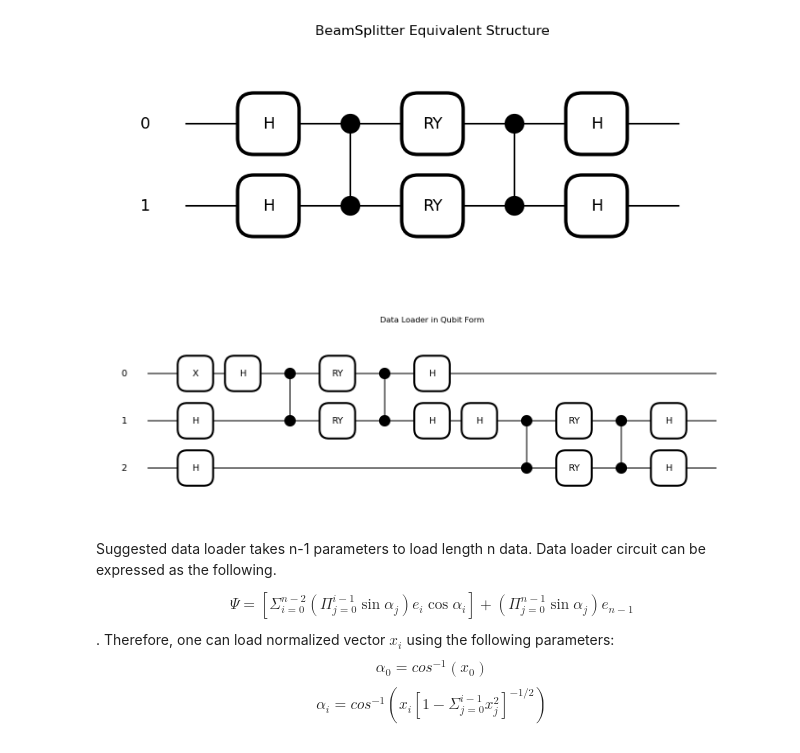
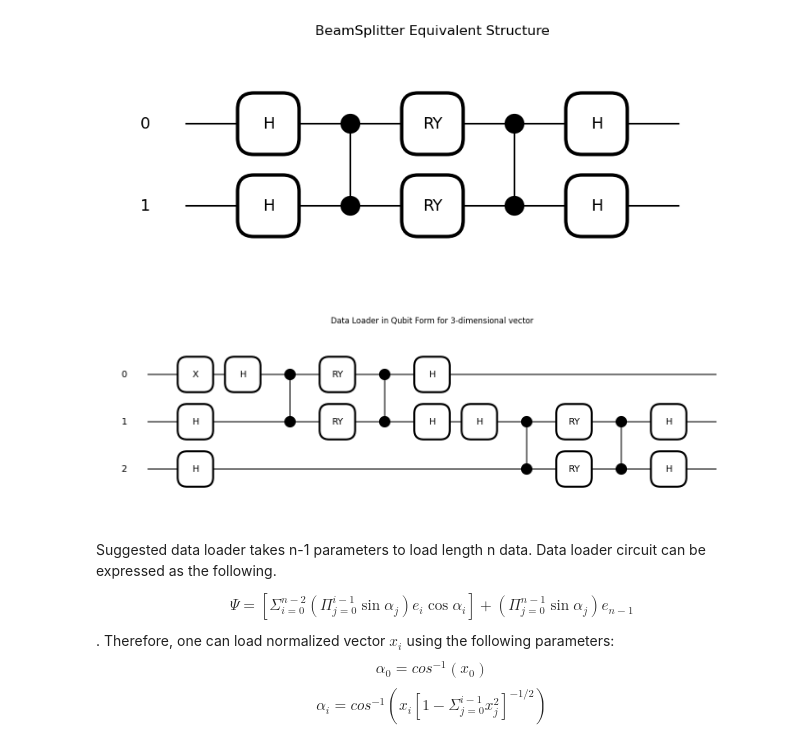
Before and after one commit to EyupBunlu/QViT_HEP_ML4Sci, a Jupyter notebook: Introduction.ipynb, the cells around one changed output. Cells and saved outputs as stored; diff of their text form; code cells hidden in the pictures.

```diff
--- a/Introduction.ipynb
+++ b/Introduction.ipynb
@@ -63,9 +67,10 @@ Text(0.5, 1.0, 'BeamSplitter Equivalent Structure')
 [figure]
 # %%
 qml.draw_mpl(vector_loader,show_all_wires=True,wire_order=[i for i in range(3)])(torch.ones(2))
-q=plt.title('Data Loader in Qubit Form')
+q=plt.title('Data Loader in Qubit Form for 3-dimensional vector')
+plt.savefig('loader1')
 # %% [output]
-[figure, old version]
+[figure, new version]
 # %% [markdown]
 Suggested data loader takes n-1 parameters to load length n data.
 Data loader circuit can be expressed as the following.
```
Also changed, not shown: parts of 8 cells of this notebook.
